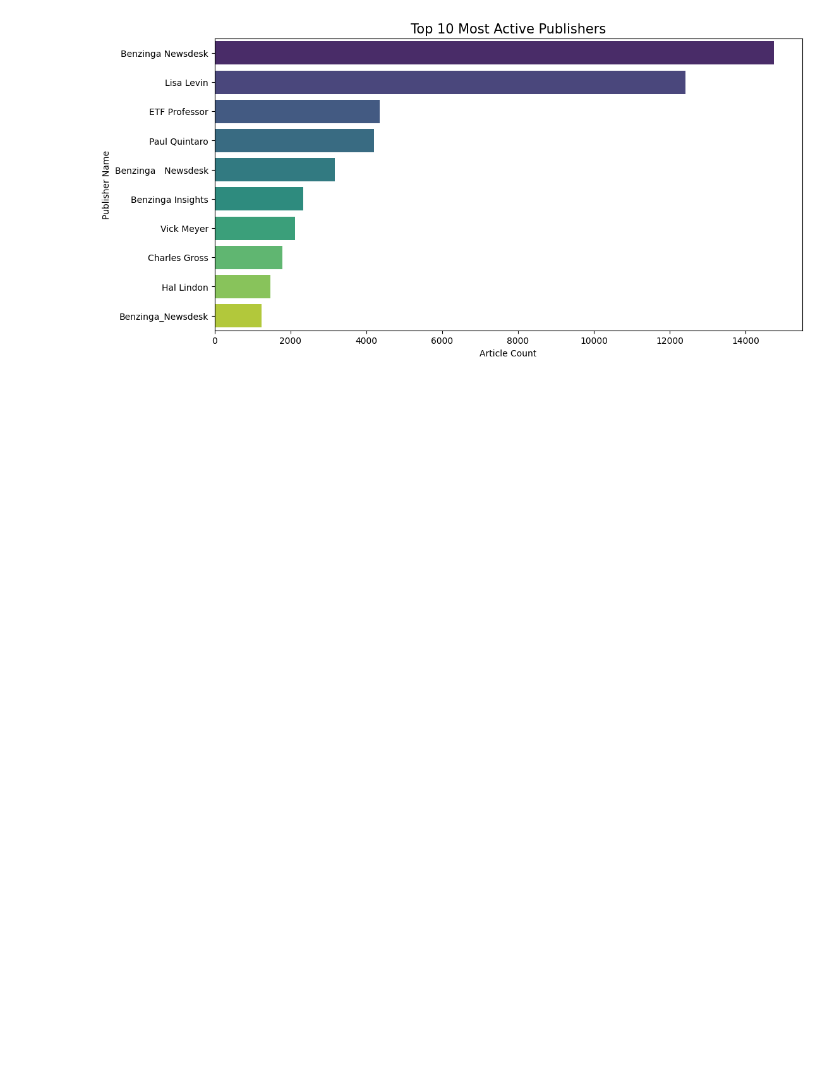
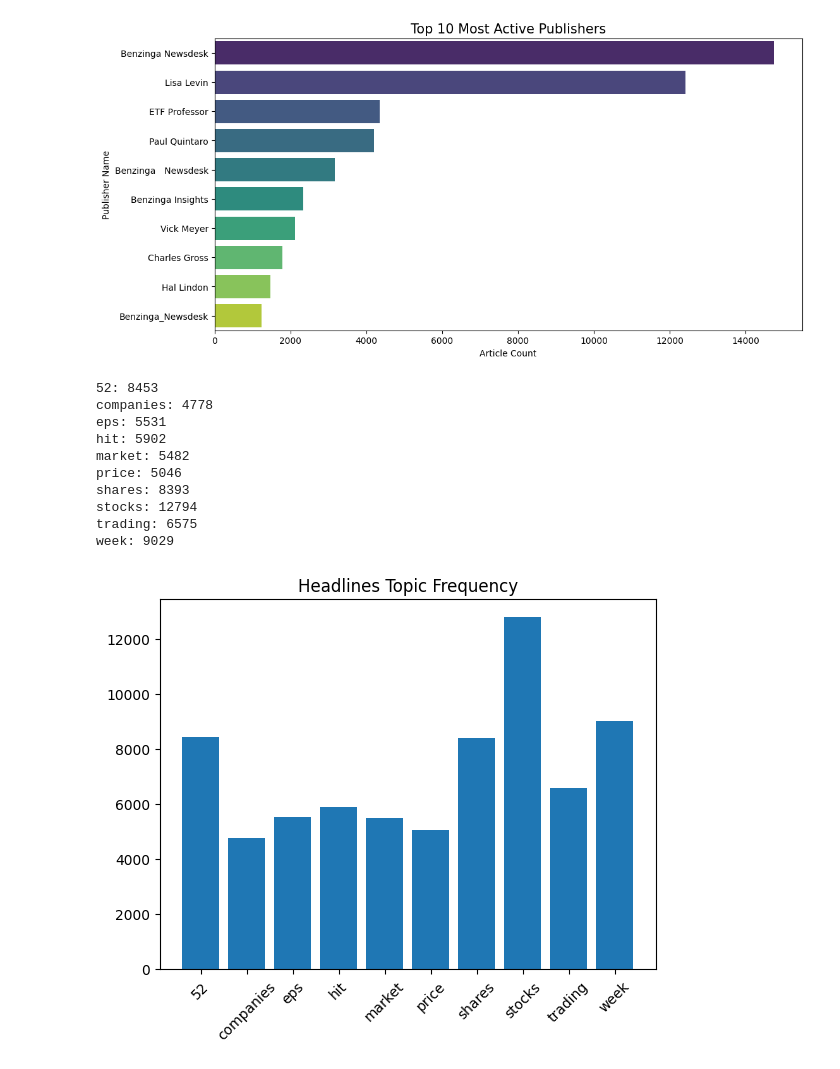
Before and after one commit to mycodebook123/news-sentiment-analysis, a Jupyter notebook: notebooks/eda_news.ipynb, the cells around one changed output. Cells and saved outputs as stored; diff of their text form; code cells hidden in the pictures; blank space fills up the shorter version.

Commit message:
feat: complete topic modeling and keyword analysis

```diff
--- a/notebooks/eda_news.ipynb
+++ b/notebooks/eda_news.ipynb
@@ -58,3 +58,37 @@ Passing `palette` without assigning `hue` is deprecated and will be removed in v
 
   sns.barplot(x=top_publishers.values, y=top_publishers.index, palette='viridis')
 [figure]
+# %%
+from sklearn.feature_extraction.text import CountVectorizer
+import matplotlib.pyplot as plt
+import seaborn as sns
+
+# Extract keywords
+vec = CountVectorizer(stop_words='english', max_features=10)
+counts = vec.fit_transform(df['headline'])
+
+# Get words and their frequency
+words = vec.get_feature_names_out()
+freqs = counts.toarray().sum(axis=0)
+
+# Print them out so I can see what the market is talking about
+for word, freq in zip(words, freqs):
+    print(f"{word}: {freq}")
+
+# Quick Plot
+plt.bar(words, freqs)
+plt.xticks(rotation=45)
+plt.title("Headlines Topic Frequency")
+plt.show()
+# %% [output]
+52: 8453
+companies: 4778
+eps: 5531
+hit: 5902
+market: 5482
+price: 5046
+shares: 8393
+stocks: 12794
+trading: 6575
+week: 9029
+[figure, added]
```
